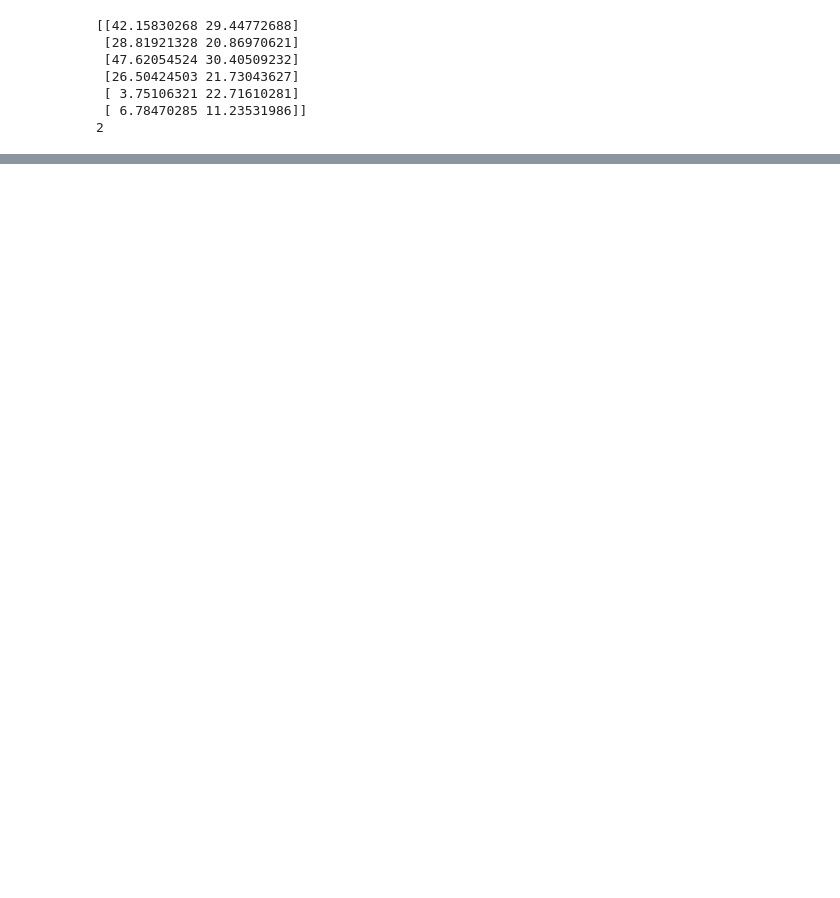
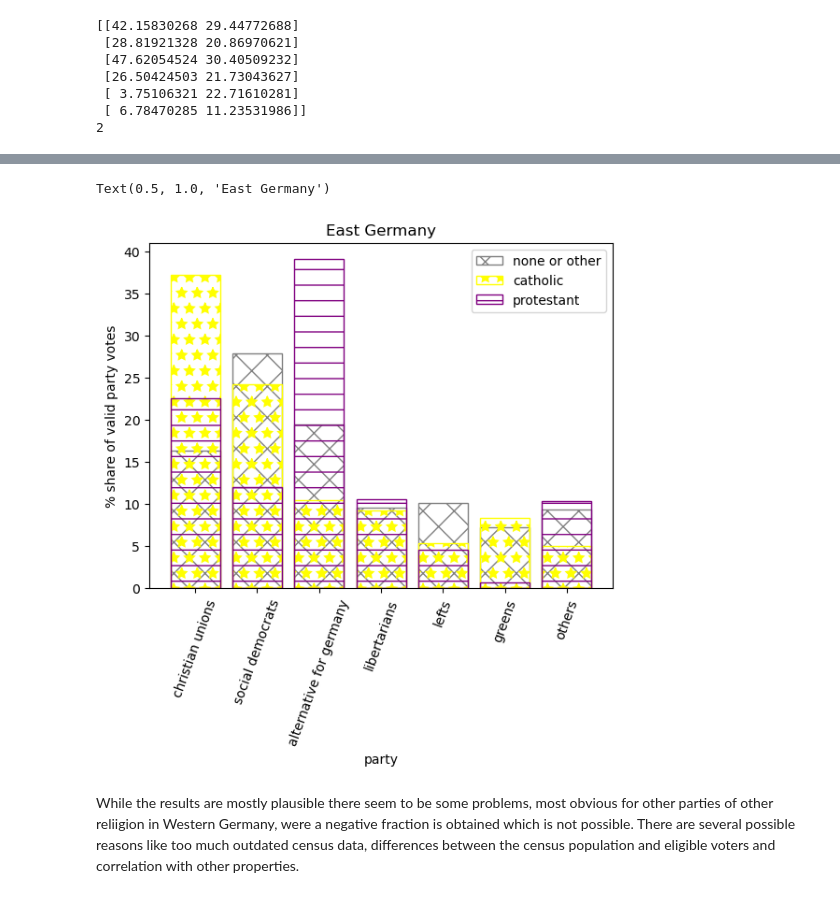
Before and after one commit to tkfritz/Germany-election, a Jupyter notebook: germany_linear.ipynb, the cells around one changed output, grey strips where cells are left out. Saved outputs shown, nothing was run; the diff lists cells and outputs as text; code cells hidden in the pictures; blank space fills up the shorter version.

Commit message:
improving dissection of population by religion

```diff
--- a/germany_linear.ipynb
+++ b/germany_linear.ipynb
@@ -2402,0 +2470,14 @@ print(np.round(statlinr.T,3))
+# %%
+plt.bar(listp3,rel[2,2:9,2]/rel[2,0,2]*100,facecolor='none',edgecolor='gray',hatch='\\/',label='none or other')
+plt.bar(listp3,rel[0,2:9,2]/rel[0,0,2]*100,facecolor='none',edgecolor='yellow',hatch='*',label='catholic')
+plt.bar(listp3,rel[1,2:9,2]/rel[1,0,2]*100,facecolor='none',edgecolor='purple',hatch='-',label='protestant')
+plt.legend(loc="best")
+plt.xticks(rotation=70)
+plt.ylabel("% share of valid party votes")
+plt.xlabel("party")
+plt.title("East Germany")
+# %% [output]
+Text(0.5, 1.0, 'East Germany')
+[figure, added]
+# %% [markdown]
+While the results are mostly plausible there seem to be some problems, most obvious for other parties of other reliigion in Western Germany, were a negative fraction is obtained which is not possible. There are several possible reasons like too much outdated census data, differences between the census population and eligible voters and correlation with other properties.
```
Also changed, not shown: parts of 16 cells of this notebook.
